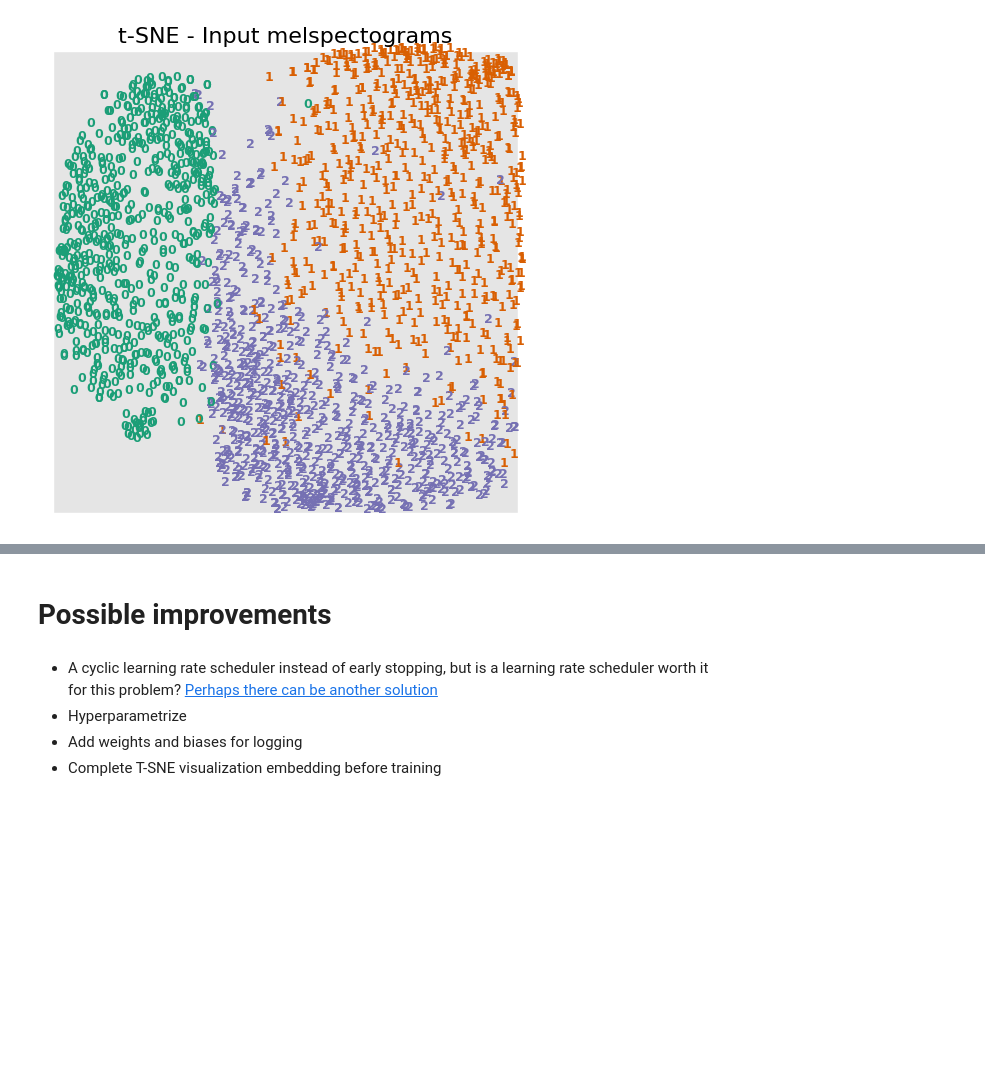
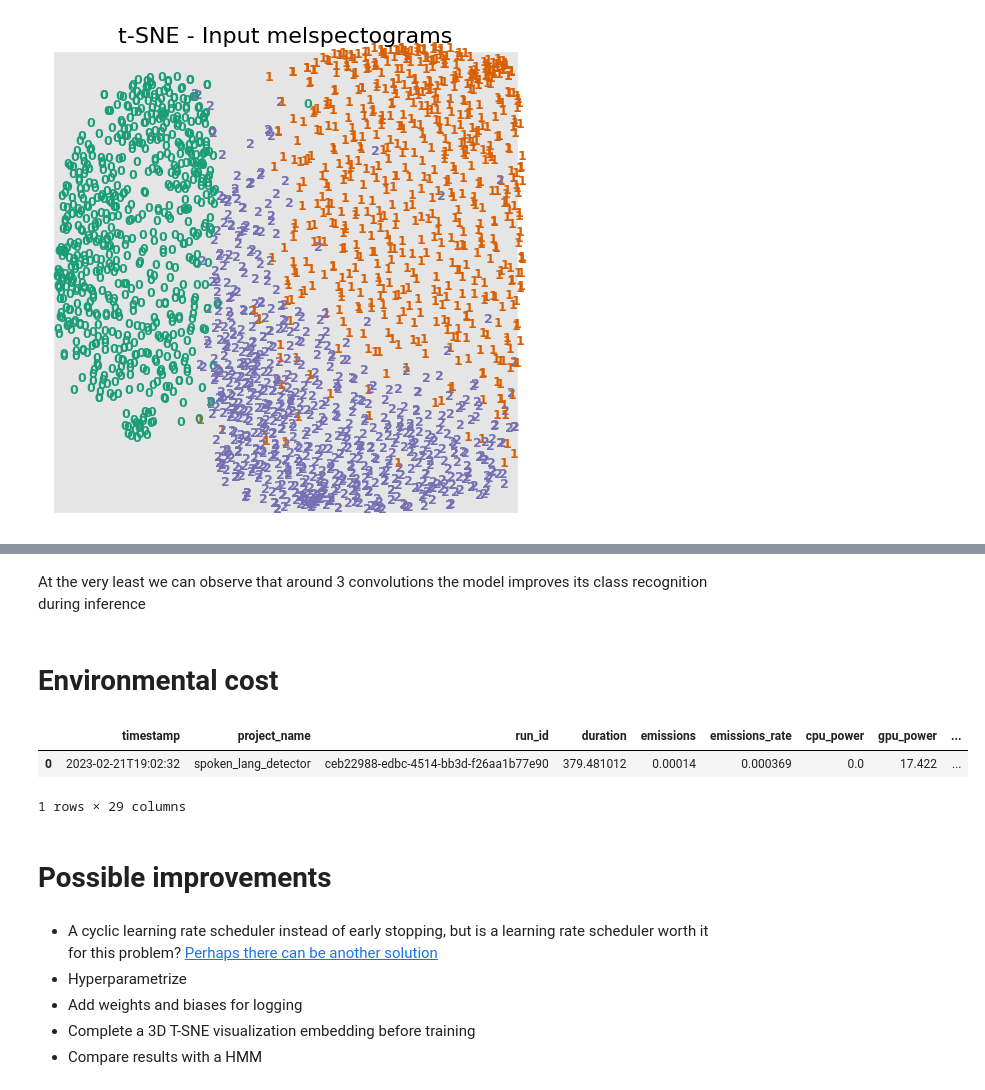
Before and after one commit to Zappandy/spoken_language_detector, a Jupyter notebook: Notebook_for_Paul.ipynb, the cells around one changed output, grey strips where cells are left out. Drawn from its saved outputs; the diff is of its cells as text; code cells hidden in the pictures; blank space fills up the shorter version.

```diff
--- a/Notebook_for_Paul.ipynb
+++ b/Notebook_for_Paul.ipynb
@@ -811,7 +863,19 @@ This means the average number of epochs before early stopping is 7.
+# %% [markdown]
+At the very least we can observe that around 3 convolutions the model improves its class recognition during inference
+# %% [markdown]
+# Environmental cost
+# %%
+green_df = pd.read_csv("emissions.csv")
+green_df
+# %% [output]
+|  | timestamp | project_name | run_id | duration | emissions | emissions_rate | cpu_power | gpu_power | ... |
+| 0 | 2023-02-21T19:02:32 | spoken_lang_detector | ceb22988-edbc-4514-bb3d-f26aa1b77e90 | 379.481012 | 0.00014 | 0.000369 | 0.0 | 17.422 | ... |
+1 rows × 29 columns
 # %% [markdown]
 # Possible improvements
 # %% [markdown]
 - A cyclic learning rate scheduler instead of early stopping, but is a learning rate scheduler worth it for this problem? [Perhaps there can be another solution](https://towardsdatascience.com/why-using-learning-rate-schedulers-in-nns-may-be-a-waste-of-time-8fa20339002b)
 - Hyperparametrize
 - Add weights and biases for logging
-- Complete T-SNE visualization embedding before training
+- Complete a 3D T-SNE visualization embedding before training
+- Compare results with a HMM
```
Also changed, not shown: parts of 21 cells of this notebook, 2 other files.
